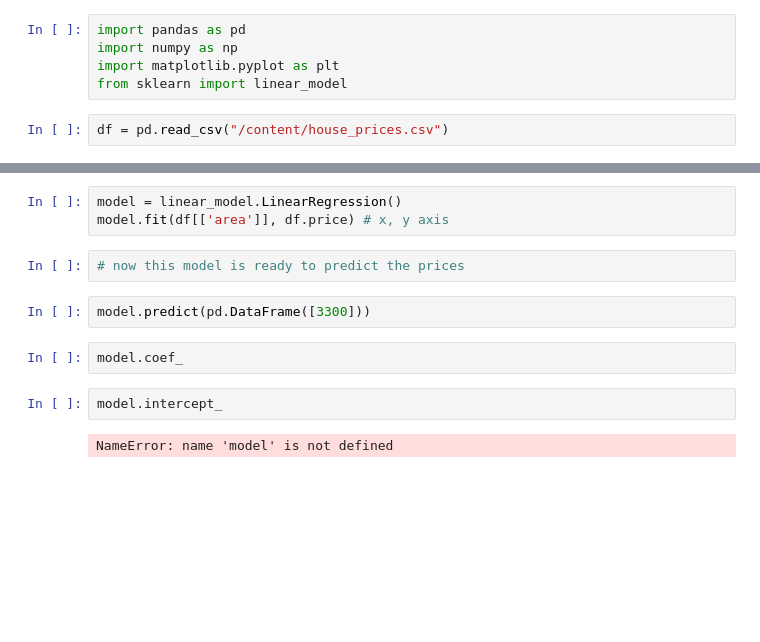
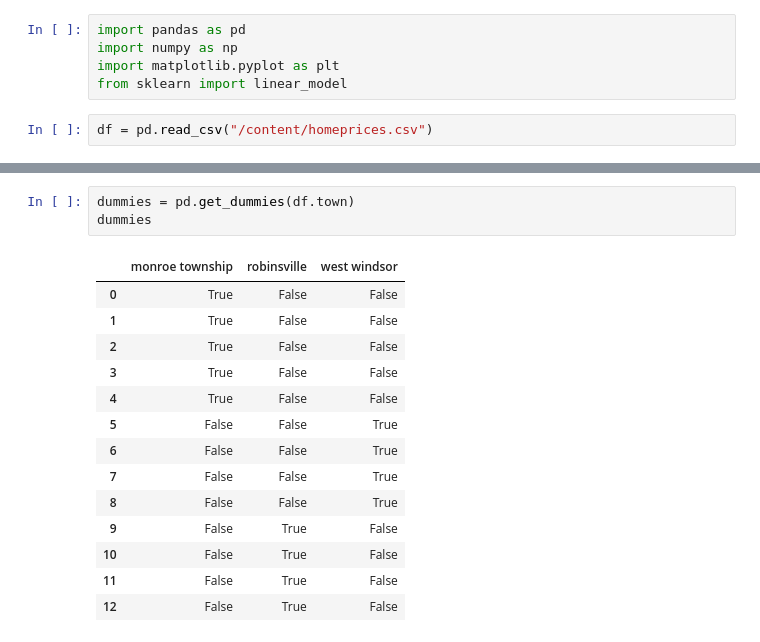
Before and after one commit to sheCodesAI/ML_mini_models, a Jupyter notebook: housePricePrediction.ipynb, the cells around one changed output, grey strips where cells are left out. Cells and saved outputs as stored; diff of their text form; blank space fills up the shorter version.

```diff
--- a/housePricePrediction.ipynb
+++ b/housePricePrediction.ipynb
@@ -6,6 +6,6 @@ import numpy as np
 import matplotlib.pyplot as plt
 from sklearn import linear_model
 # %%
-df = pd.read_csv("/content/house_prices.csv")
+df = pd.read_csv("/content/homeprices.csv")
 # %%
 df
@@ -20,13 +27,18 @@ NameError: name 'plt' is not defined
-# %%
-model = linear_model.LinearRegression()
-model.fit(df[['area']], df.price) # x, y axis
-# %%
-# now this model is ready to predict the prices
-# %%
-model.predict(pd.DataFrame([3300]))
-# %%
-model.coef_
-# %%
-model.intercept_
-# %% [output]
-NameError: name 'model' is not defined
+# %%
+dummies = pd.get_dummies(df.town)
+dummies
+# %% [output]
+|  | monroe township | robinsville | west windsor |
+| 0 | True | False | False |
+| 1 | True | False | False |
+| 2 | True | False | False |
+| 3 | True | False | False |
+| 4 | True | False | False |
+| 5 | False | False | True |
+| 6 | False | False | True |
+| 7 | False | False | True |
+| 8 | False | False | True |
+| 9 | False | True | False |
+| 10 | False | True | False |
+| 11 | False | True | False |
+| 12 | False | True | False |
```
Also changed, not shown: parts of 8 cells of this notebook.
